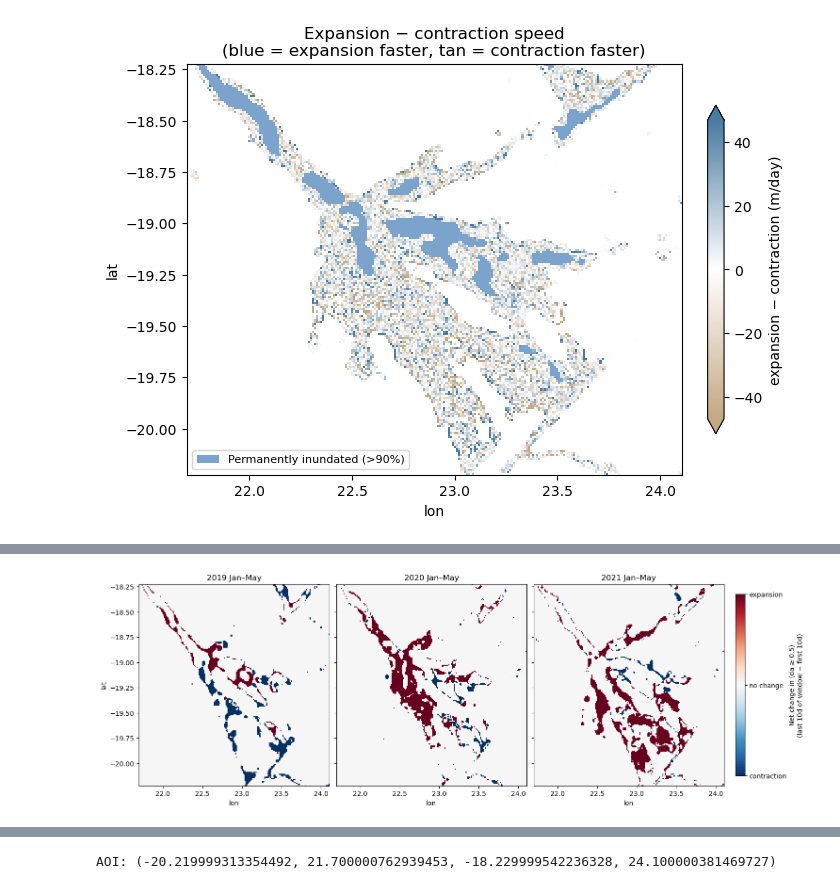
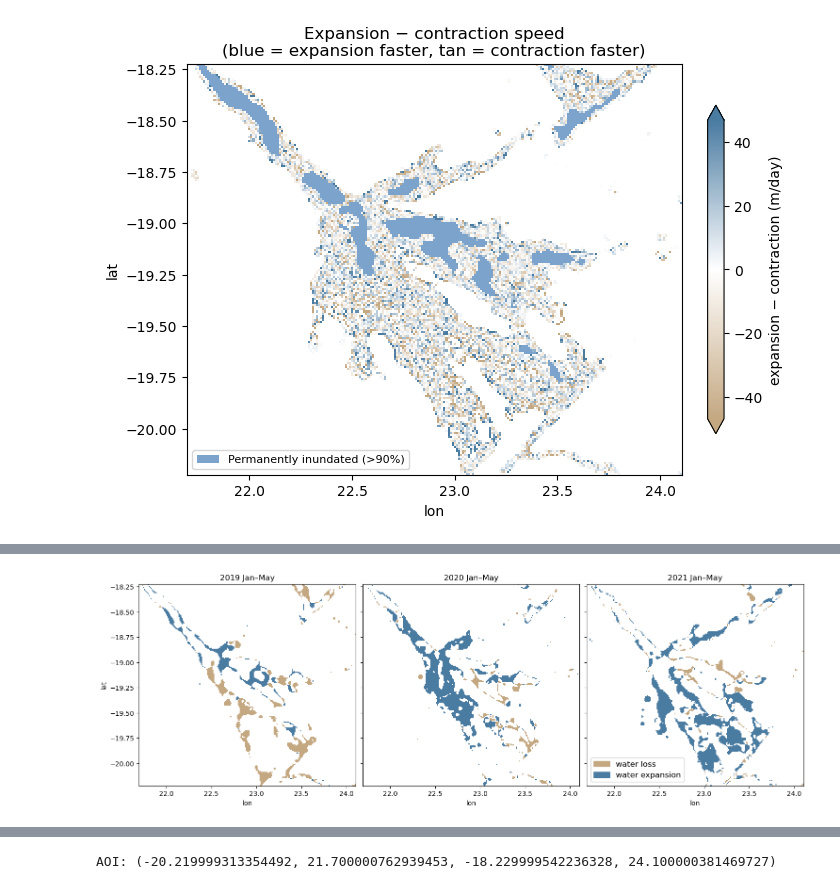
Before and after one commit to octavia-crompton/dswe-inman-lyons, a Jupyter notebook: notebooks/CYGNSS Okavango – Front-Normal Velocity.ipynb, the cells around one changed output, grey strips where cells are left out. Saved outputs shown, nothing was run; the diff lists cells and outputs as text; code cells hidden in the pictures.

```diff
--- a/notebooks/CYGNSS Okavango – Front-Normal Velocity.ipynb
+++ b/notebooks/CYGNSS Okavango – Front-Normal Velocity.ipynb
@@ -164,9 +146,6 @@ plt.show()
 # %% [output]
 [figure]
 # %%
-import numpy as np
-
-
 windows = [
     ("2019-04-01", "2019-05-01"),
     ("2019-05-01", "2019-06-01"),
@@ -183,7 +162,7 @@ for t1, t2 in windows:
 all_vals = np.concatenate([v.values.ravel() for v in v_list])
 all_vals = all_vals[np.isfinite(all_vals)]
 lim = np.quantile(np.abs(all_vals), 0.98)
-norm = mcolors.TwoSlopeNorm(vmin=-lim, vcenter=0.0, vmax=lim)
+norm = TwoSlopeNorm(vmin=-lim, vcenter=0.0, vmax=lim)
 
 fig, axes = plt.subplots(1, 3, figsize=(15, 5), sharex=True, sharey=True, constrained_layout=True)
 
@@ -858,10 +664,0 @@ plt.show()
-# %%
-# your existing picks
-da1 = da.isel(time=t1_idx)
-da2 = da.isel(time=t2_idx)
-t1_dt = pd.to_datetime(da1.time.values)
-t2_dt = pd.to_datetime(da2.time.values)
-t1 = t1_dt.strftime("%Y-%m-%d"); t2 = t2_dt.strftime("%Y-%m-%d")
-# your three‑panel quick look:
-diff = da2 - da1
-plot_three_panel(da1, da2, diff, t1, t2, aspect_equal=True)
@@ -870,52 +665,36 @@ plot_three_panel(da1, da2, diff, t1, t2, aspect_equal=True)
 # %%
-import pandas as pd
-import numpy as np
-import matplotlib.pyplot as plt
-from matplotlib.colors import TwoSlopeNorm
-
-def _edge_mean(da, t, days=10, side="after"):
-    t = pd.Timestamp(t)
-    if side == "after":
-        sl = slice(t, t + pd.Timedelta(days=days - 1))
-    else:  # "before"
-        sl = slice(t - pd.Timedelta(days=days - 1), t)
-    return da.sel(time=sl).mean("time", skipna=True)
-
-def expansion_contraction(da, t1, t2, front_value=0.5, edge_days=10):
-    early = _edge_mean(da, t1, days=edge_days, side="after")
-    late  = _edge_mean(da, t2, days=edge_days, side="before")
-    return (late >= front_value).astype("i1") - (early >= front_value).astype("i1")
-
+# expansion_contraction uses _edge_mean — both defined in cell 14
 windows = [
     ("2019-01-01", "2019-05-01", "2019 Jan–May"),
     ("2020-01-01", "2020-05-01", "2020 Jan–May"),
     ("2021-01-01", "2021-05-01", "2021 Jan–May"),
 ]
 
 deltas = [expansion_contraction(da, t1, t2, front_value=0.5, edge_days=10)
           for t1, t2, _ in windows]
 
 fig, axes = plt.subplots(
     1, 3, figsize=(15, 5),
     sharex=True, sharey=True,
     constrained_layout=True
 )
 
 norm = TwoSlopeNorm(vmin=-1, vcenter=0, vmax=1)
 
 for ax, d, (_, _, title) in zip(axes, deltas, windows):
-    im = d.plot(ax=ax, cmap="RdBu_r", norm=norm, add_colorbar=False)
+    d_masked = d.where(d != 0)
+    d_masked.plot(ax=ax, cmap=cmap_custom, norm=norm, add_colorbar=False)
     ax.set_title(title)
     ax.set_xlabel("lon")
 
 axes[0].set_ylabel("lat")
 for ax in axes[1:]:
     ax.set_ylabel("")
 
-cbar = fig.colorbar(im, ax=axes, pad=0.02, shrink=0.9, ticks=[-1, 0, 1])
-cbar.set_ticklabels(["contraction", "no change", "expansion"])
-cbar.set_label("Net change in (da ≥ 0.5)\n(last 10d of window − first 10d)")
+loss_patch = mpatches.Patch(color=LOSS_COLOR, label="water loss")
+gain_patch = mpatches.Patch(color=GAIN_COLOR, label="water expansion")
+axes[-1].legend(handles=[loss_patch, gain_patch], loc="lower left", fontsize=12, framealpha=0.8)
 
 plt.show()
 # %% [output]
-[figure, old version]
+[figure, new version]
```
Also changed, not shown: parts of 25 cells of this notebook, 4 other files.
